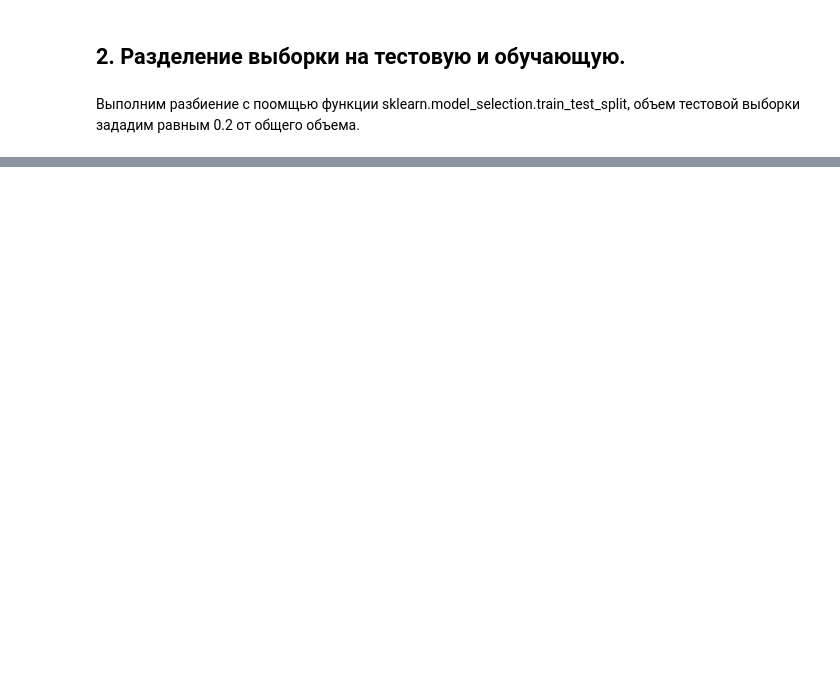
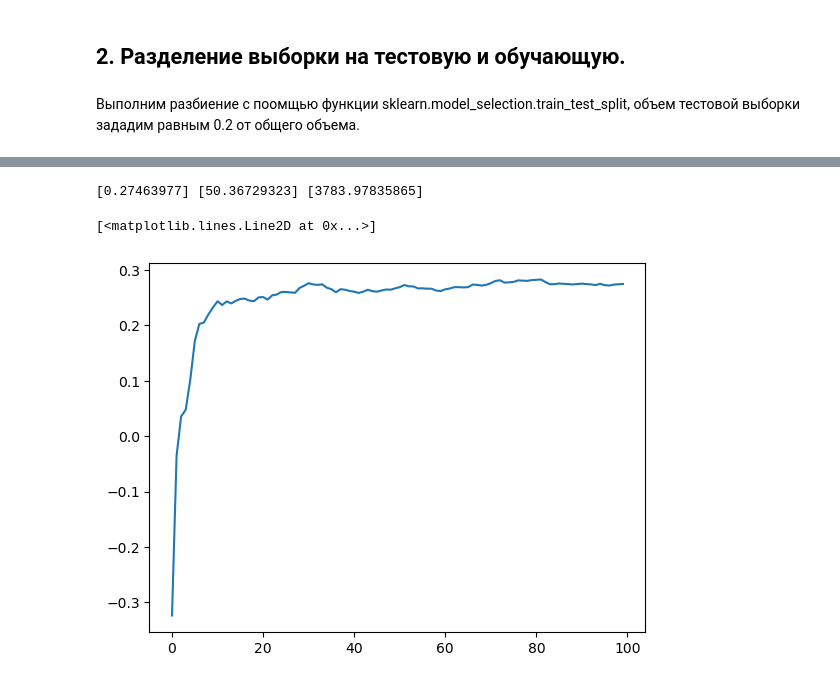
Before and after one commit to KZLZG/TML, a Jupyter notebook: Lab3/lab-3.ipynb, the cells around one changed output, grey strips where cells are left out. Drawn from its saved outputs; the diff is of its cells as text; code cells hidden in the pictures; blank space fills up the shorter version.

```diff
--- a/Lab3/lab-3.ipynb
+++ b/Lab3/lab-3.ipynb
@@ -92,0 +66,5 @@ training, testing
+# %%
+x = scaled_data
+y = data_for_lab['Y']
+#training, testing = train_test_split(scaled_data, test_size=0.2, random_state=42)
+x_training_data, x_test_data, y_training_data, y_test_data = train_test_split(x, y, test_size = 0.3)
@@ -92,0 +94,18 @@ training, testing
+# %%
+print(
+r2_score(y_test_data, y_predictions, multioutput='raw_values'),
+mean_absolute_error(y_test_data, y_predictions, multioutput='raw_values'),
+mean_squared_error(y_test_data, y_predictions, multioutput='raw_values'))
+# %% [output]
+[0.27463977] [50.36729323] [3783.97835865]
+# %%
+error_rates = []
+for i in np.arange(1, 101):
+    new_model = KNeighborsRegressor(n_neighbors = i)
+    new_model.fit(x_training_data, y_training_data)
+    new_predictions = new_model.predict(x_test_data)
+    error_rates.append(r2_score(y_test_data, new_predictions))
+plt.plot(error_rates)
+# %% [output]
+[<matplotlib.lines.Line2D at 0x...>]
+[figure, added]
```
Also changed, not shown: parts of 9 cells of this notebook.
